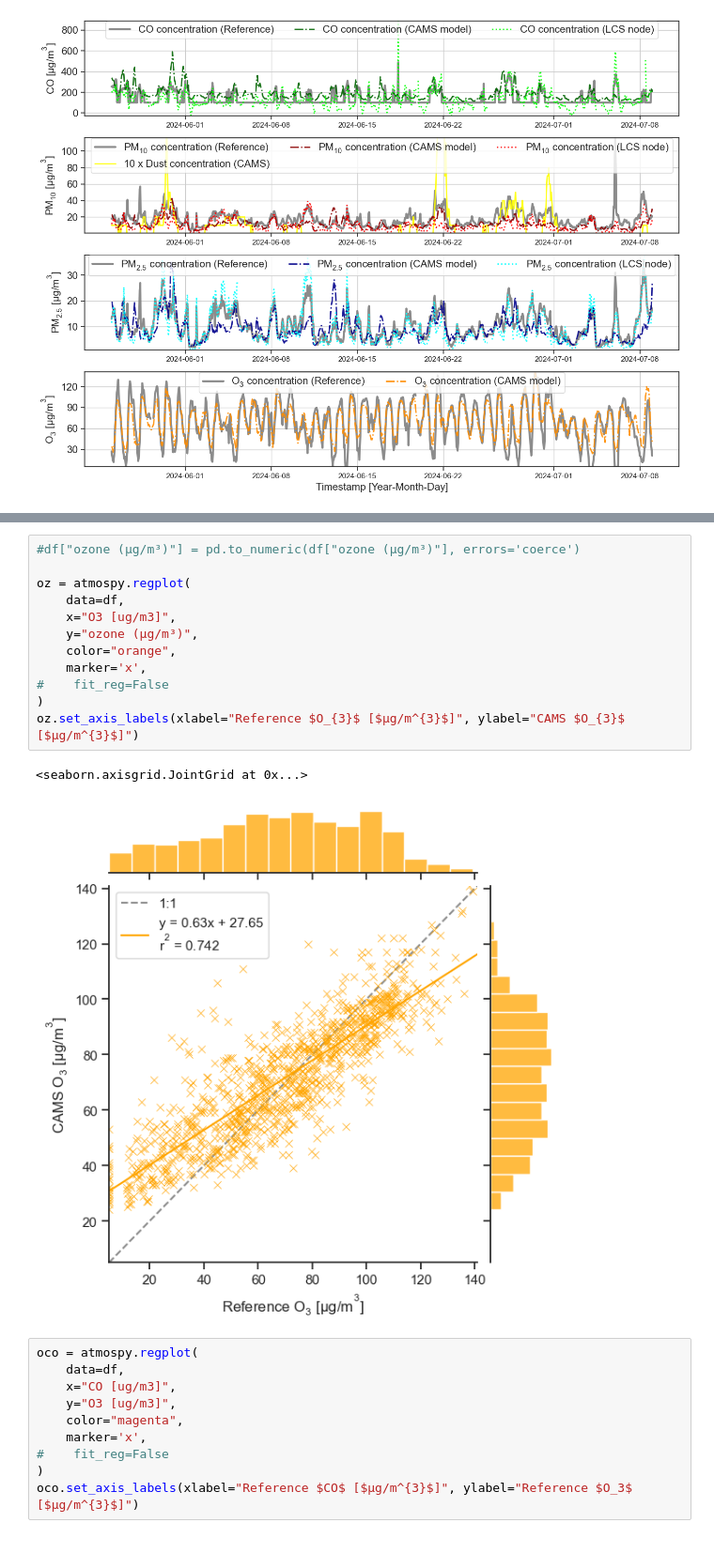
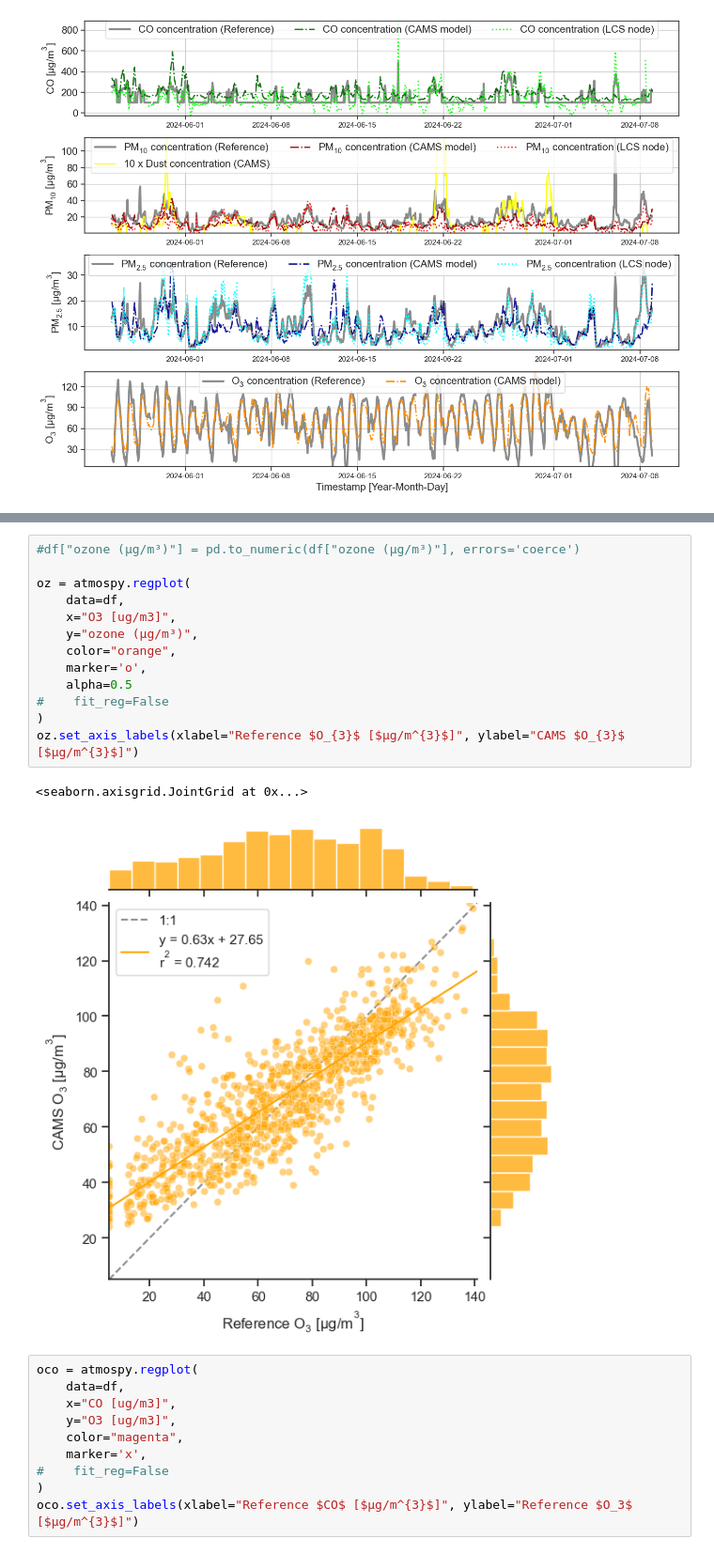
Before and after one commit to vn-hub/koloka, a Jupyter notebook: Eval3_summer.ipynb, the cells around one changed output, grey strips where cells are left out. Shown at 94% size. Cells and saved outputs as stored; diff of their text form.

```diff
--- a/Eval3_summer.ipynb
+++ b/Eval3_summer.ipynb
@@ -548,18 +532,19 @@ atmospy.dielplot(data=df,
 # %%
 #df["ozone (μg/m³)"] = pd.to_numeric(df["ozone (μg/m³)"], errors='coerce')
 
 oz = atmospy.regplot(
     data=df,
     x="O3 [ug/m3]",
     y="ozone (μg/m³)",
     color="orange",
-    marker='x',
+    marker='o',
+    alpha=0.5
 #    fit_reg=False
 )
 oz.set_axis_labels(xlabel="Reference $O_{3}$ [$µg/m^{3}$]", ylabel="CAMS $O_{3}$ [$µg/m^{3}$]")
 # %% [output]
 <seaborn.axisgrid.JointGrid at 0x...>
-[figure, old version]
+[figure, new version]
 # %%
 oco = atmospy.regplot(
     data=df,
```
Also changed, not shown: parts of 3 cells of this notebook, 2 other files.
